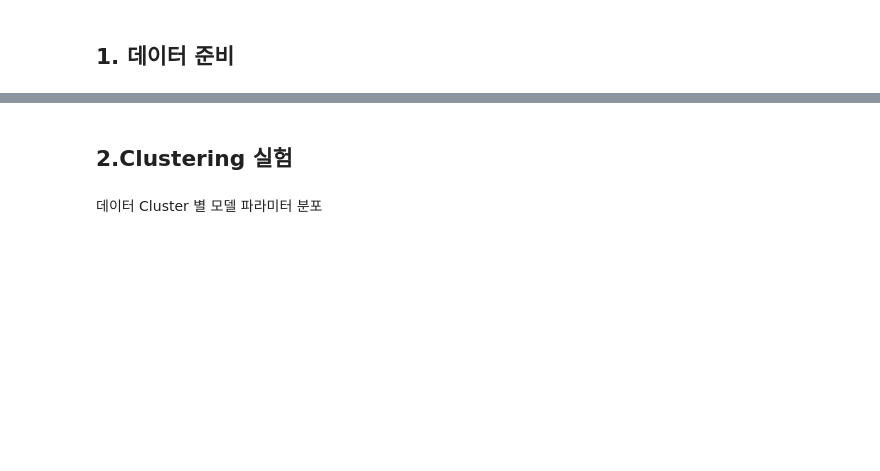
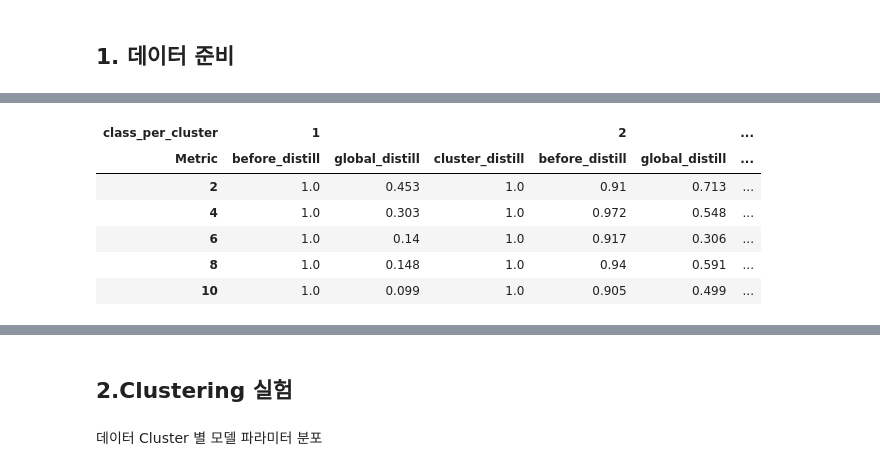
Before and after one commit to yangbaechu/FD-with-Label-Based-Group-Structure, a Jupyter notebook: FedCD.ipynb, the cells around one changed output, grey strips where cells are left out. Saved outputs shown, nothing was run; the diff lists cells and outputs as text; code cells hidden in the pictures; blank space fills up the shorter version.

```diff
--- a/FedCD.ipynb
+++ b/FedCD.ipynb
@@ -557,0 +650,10 @@ Metric            before_distill global_distill cluster_distill
+# %%
+df_client_accs
+# %% [output]
+| class_per_cluster | 1 |  |  | 2 |  | ... |
+| Metric | before_distill | global_distill | cluster_distill | before_distill | global_distill | ... |
+| 2 | 1.0 | 0.453 | 1.0 | 0.91 | 0.713 | ... |
+| 4 | 1.0 | 0.303 | 1.0 | 0.972 | 0.548 | ... |
+| 6 | 1.0 | 0.14 | 1.0 | 0.917 | 0.306 | ... |
+| 8 | 1.0 | 0.148 | 1.0 | 0.94 | 0.591 | ... |
+| 10 | 1.0 | 0.099 | 1.0 | 0.905 | 0.499 | ... |
```
Also changed, not shown: parts of 5 cells of this notebook.
